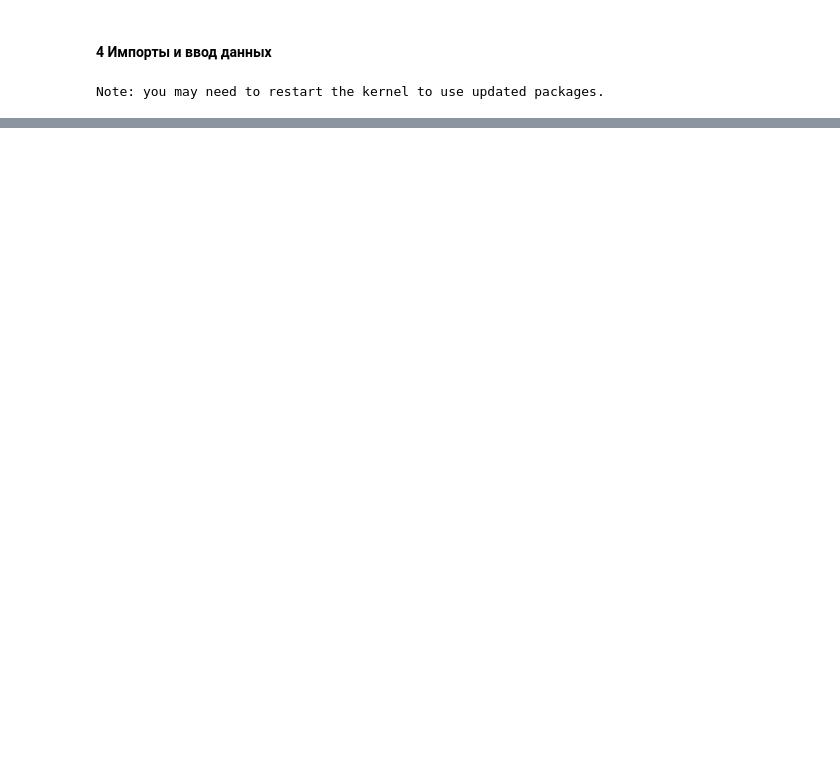
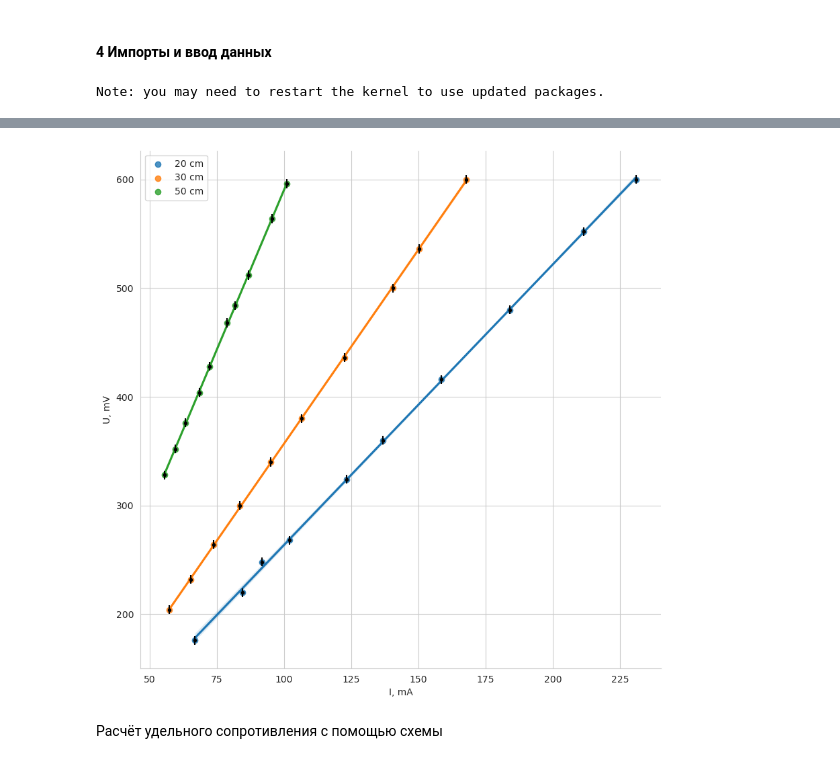
Before and after one commit to timofeiryko/mipt-labs-1, a Jupyter notebook: 1.1.1/main.ipynb, the cells around one changed output, grey strips where cells are left out. Drawn from its saved outputs; the diff is of its cells as text; code cells hidden in the pictures; blank space fills up the shorter version.

```diff
--- a/1.1.1/main.ipynb
+++ b/1.1.1/main.ipynb
@@ -72,0 +152,5 @@ Note: you may need to restart the kernel to use updated packages.
+# %%
+ui_data = pd.read_csv("data.csv")
+ui_data.columns = pd.MultiIndex.from_product([[20, 30, 50], ['U', 'I']], names=['l, cm', ''])
+
+ui_data
@@ -72,0 +223,36 @@ Note: you may need to restart the kernel to use updated packages.
+# %%
+# plot U from I with dots and linear regression using seaborn
+
+# minimalistic style without background
+sns.set_style("whitegrid")
+fig, ax = plt.subplots(figsize=(10, 10))
+
+sns.regplot(x=ui_data[20, 'I'], y=ui_data[20, 'U'], ax=ax, label='20 cm')
+sns.regplot(x=ui_data[30, 'I'], y=ui_data[30, 'U'], ax=ax, label='30 cm')
+sns.regplot(x=ui_data[50, 'I'], y=ui_data[50, 'U'], ax=ax, label='50 cm')
+
+# calculate errors for each point
+eps_x = 0.2 / 100
+eps_y = 0.2 / 100
+X = np.array([ui_data[20, 'I'], ui_data[30, 'I'], ui_data[50, 'I']])
+Y = np.array([ui_data[20, 'U'], ui_data[30, 'U'], ui_data[50, 'U']])
+X_err = eps_x * X
+Y_err = np.sqrt((eps_y * Y) ** 2 + 4 ** 2)
+
+# add error bars from np arrays
+for point in range(len(X)):
+    ax.errorbar(X[point], Y[point], xerr=X_err[point], yerr=Y_err[point], fmt='.', color='black')
+
+
+ax.set_xlabel('I, mA')
+ax.set_ylabel('U, mV')
+ax.legend()
+
+plt.savefig('plot.png', dpi=300)
+
+sns.despine()
+plt.show()
+# %% [output]
+[figure, added]
+# %% [markdown]
+Расчёт удельного сопротивления с помощью схемы
```
Also changed, not shown: parts of 16 cells of this notebook, 26 other files.
